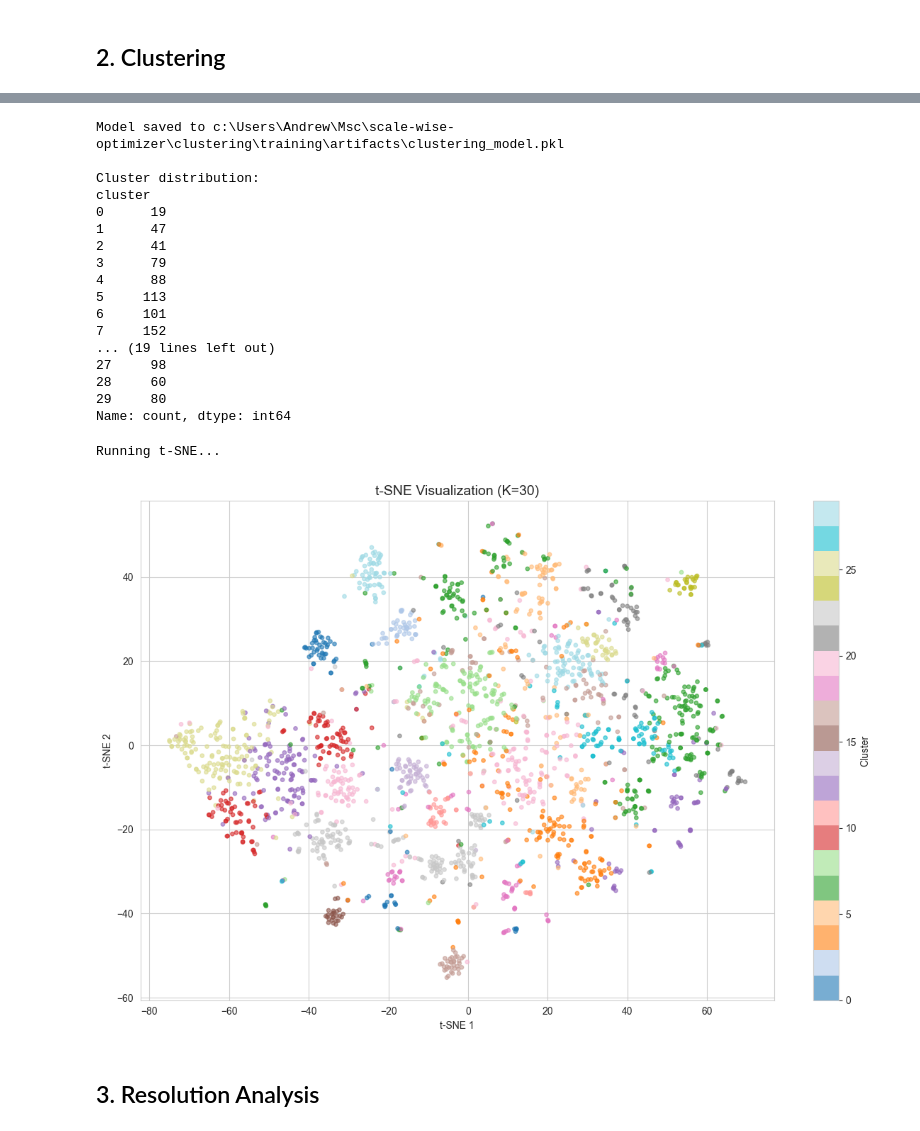
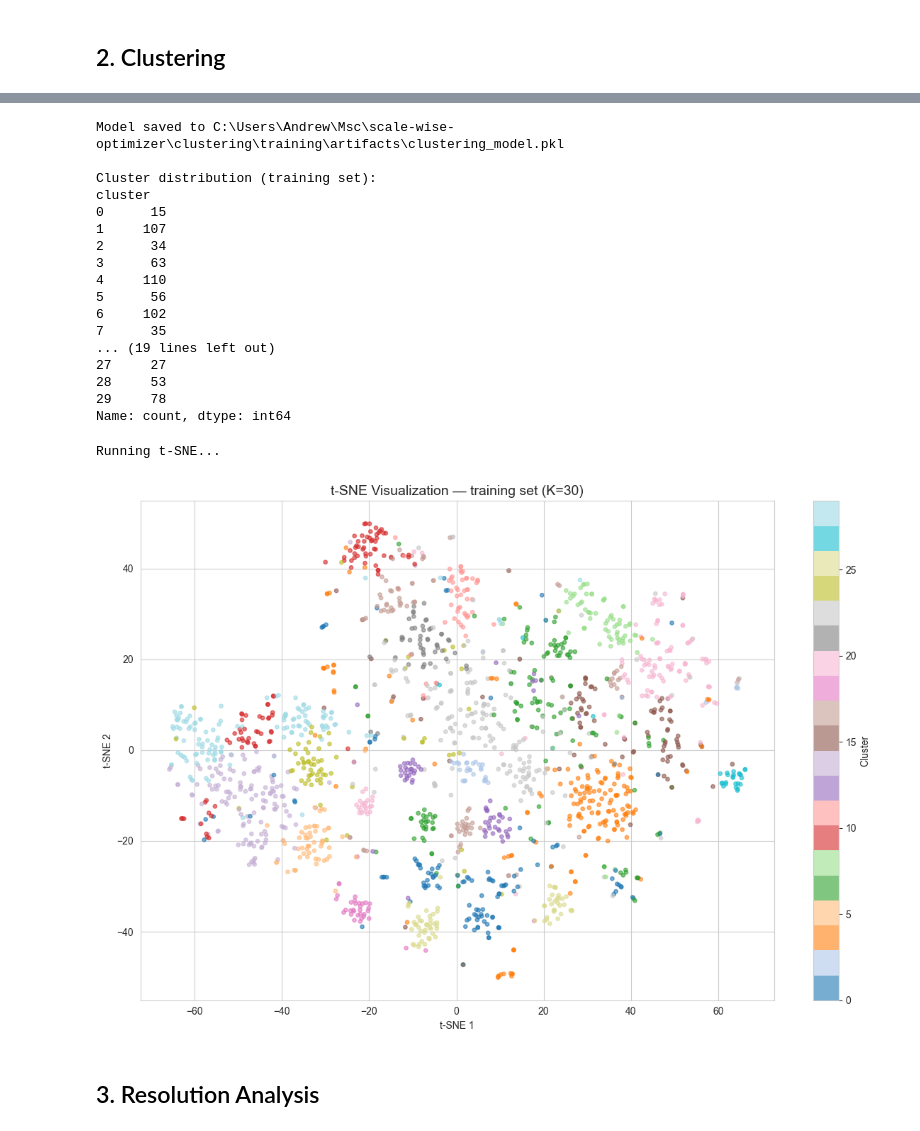
Before and after one commit to Andrew1302/scale-wise-optimizer, a Jupyter notebook: clustering/training/clustering_production.ipynb, the cells around one changed output, grey strips where cells are left out. Drawn from its saved outputs; the diff is of its cells as text; code cells hidden in the pictures.

```diff
--- a/clustering/training/clustering_production.ipynb
+++ b/clustering/training/clustering_production.ipynb
@@ -148,0 +116,27 @@ Extracted 18 features
+# %%
+# Hold out a stratified test set — fitted artefacts must never see these rows
+df_train, df_test = train_test_split(
+    df,
+    test_size=TEST_SIZE,
+    random_state=RANDOM_STATE,
+    shuffle=True,
+    stratify=df[STRATIFY_BY],
+)
+df_train = df_train.reset_index(drop=True)
+df_test = df_test.reset_index(drop=True)
+
+# Persist the assignment so inference evaluates exactly these held-out rows
+os.makedirs(os.path.dirname(SPLIT_OUTPUT), exist_ok=True)
+df_split = pd.concat([
+    pd.DataFrame({'doc_id': df_train['doc_id'], 'split': 'train'}),
+    pd.DataFrame({'doc_id': df_test['doc_id'], 'split': 'test'}),
+]).sort_values('doc_id').reset_index(drop=True)
+df_split.to_csv(SPLIT_OUTPUT, index=False)
+
+print(f"Train: {len(df_train)} questions  ·  Test: {len(df_test)} questions "
+      f"({TEST_SIZE:.0%} held out, stratified by {STRATIFY_BY})")
+print(f"Split assignment saved to {SPLIT_OUTPUT}\n")
+print(pd.crosstab(df_split['split'], df.set_index('doc_id').loc[df_split['doc_id'], 'subject'].values))
+
+# From here on, only df_train is used.
+del df_test
@@ -150,9 +152,9 @@ Extracted 18 features
 ## 2. Clustering
 # %%
 print("Loading sentence transformer model...")
-model = SentenceTransformer('all-MiniLM-L6-v2')
+model = SentenceTransformer(EMBEDDING_MODEL)
 
-print("Generating embeddings...")
-embeddings = model.encode(df['question_stem'].tolist(), show_progress_bar=True)
+print("Generating embeddings (training set only)...")
+embeddings = model.encode(df_train['question_stem'].tolist(), show_progress_bar=True)
 print(f"Embeddings shape: {embeddings.shape}")
 # %% [output]
@@ -201,7 +196,7 @@ Optimal K: 30
 # %%
 # Train final model and save
 kmeans_final = KMeans(n_clusters=OPTIMAL_K, random_state=RANDOM_STATE, n_init=10)
-df['cluster'] = kmeans_final.fit_predict(embeddings)
+df_train['cluster'] = kmeans_final.fit_predict(embeddings)
 
 # Save model
 os.makedirs(os.path.dirname(MODEL_OUTPUT), exist_ok=True)
@@ -209,42 +204,42 @@ with open(MODEL_OUTPUT, 'wb') as f:
     pickle.dump({'kmeans': kmeans_final, 'embedding_model': EMBEDDING_MODEL, 'optimal_k': OPTIMAL_K}, f)
 
 print(f"Model saved to {MODEL_OUTPUT}")
-print(f"\nCluster distribution:")
-print(df['cluster'].value_counts().sort_index())
+print(f"\nCluster distribution (training set):")
+print(df_train['cluster'].value_counts().sort_index())
 # %% [output]
-Model saved to c:\Users\Andrew\Msc\scale-wise-optimizer\clustering\training\artifacts\clustering_model.pkl
+Model saved to C:\Users\Andrew\Msc\scale-wise-optimizer\clustering\training\artifacts\clustering_model.pkl
 
-Cluster distribution:
+Cluster distribution (training set):
 cluster
-0      19
-1      47
-2      41
-3      79
-4      88
-5     113
-6     101
-7     152
+0      15
+1     107
+2      34
+3      63
+4     110
+5      56
+6     102
+7      35
 ... (19 lines left out)
-27     98
-28     60
-29     80
+27     27
+28     53
+29     78
 Name: count, dtype: int64
 # %%
 # t-SNE Visualization
 print("Running t-SNE...")
 tsne = TSNE(n_components=2, random_state=RANDOM_STATE, perplexity=30, init='pca', learning_rate='auto')
 tsne_coords = tsne.fit_transform(embeddings)
 
 plt.figure(figsize=(12, 8))
-scatter = plt.scatter(tsne_coords[:, 0], tsne_coords[:, 1], c=df['cluster'], cmap='tab20', alpha=0.6, s=15)
+scatter = plt.scatter(tsne_coords[:, 0], tsne_coords[:, 1], c=df_train['cluster'], cmap='tab20', alpha=0.6, s=15)
 plt.colorbar(scatter, label='Cluster')
-plt.title(f't-SNE Visualization (K={OPTIMAL_K})', fontsize=14)
+plt.title(f't-SNE Visualization — training set (K={OPTIMAL_K})', fontsize=14)
 plt.xlabel('t-SNE 1'); plt.ylabel('t-SNE 2')
 plt.tight_layout()
 plt.show()
 # %% [output]
 Running t-SNE...
-[figure, old version]
+[figure, new version]
 # %% [markdown]
 ## 3. Resolution Analysis
 # %%
```
Also changed, not shown: parts of 21 cells of this notebook, 5 other files.
